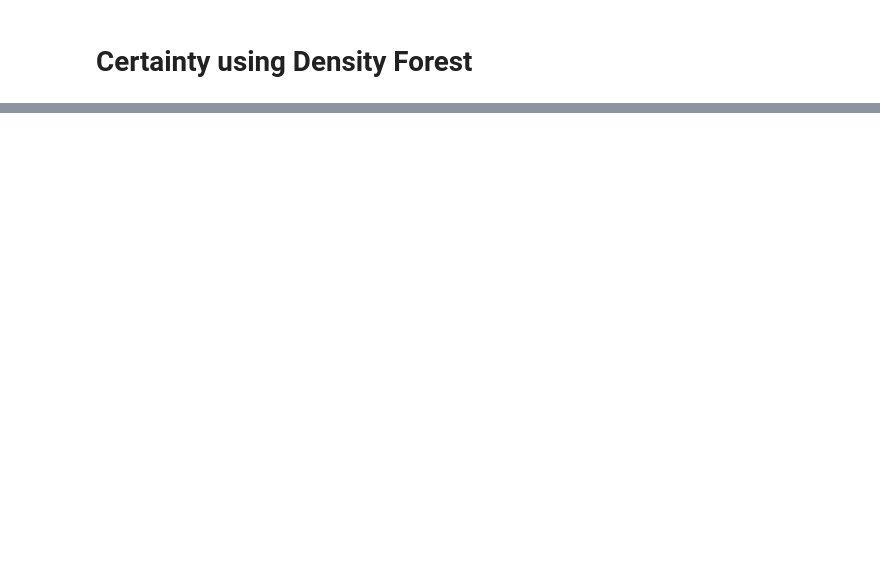
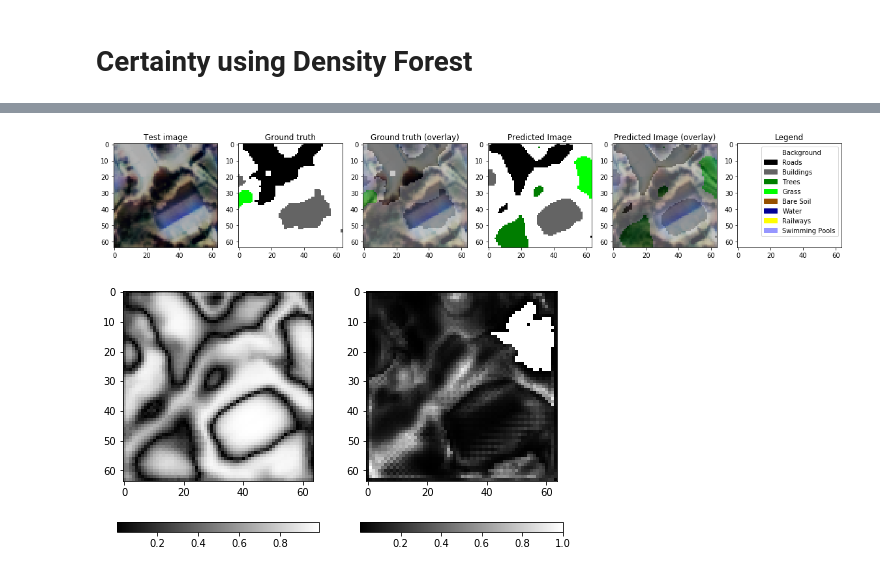
Before and after one commit to CyrilWendl/SIE-Master, a Jupyter notebook: Zurich Land Cover/Zurich Land Cover Classification.ipynb, the cells around one changed output, grey strips where cells are left out. Drawn from its saved outputs; the diff is of its cells as text; code cells hidden in the pictures; blank space fills up the shorter version.

```diff
--- a/Zurich Land Cover/Zurich Land Cover Classification.ipynb
+++ b/Zurich Land Cover/Zurich Land Cover Classification.ipynb
@@ -570,0 +658,5 @@ root = create_density_tree(X_all, dimensions = n_components, clusters = ncluster
+# %%
+warnings.filterwarnings("ignore")
+subset_data = 0.001
+print("Number of points on which to train trees: %i" % int(np.shape(X_all)[0] * subset_data))
+root_nodes_seen = density_forest_create(X_all, n_components, nclusters, 200, subset_data, -1)
@@ -570,0 +668,3 @@ root = create_density_tree(X_all, dimensions = n_components, clusters = ncluster
+# %%
+# get probabilities for one image
+probas_seen = density_forest_traverse(X_all[im_idx*(64*64):(im_idx+1)*(64*64),:], root_nodes_seen, -1)
@@ -570,0 +682,51 @@ root = create_density_tree(X_all, dimensions = n_components, clusters = ncluster
+# %%
+probas_seen[np.isnan(probas_seen)] = -np.infty
+probas_seen_notnan = probas_seen # only keep non-NaN values
+probas_seen_im = np.reshape(probas_seen_notnan, (1,64,64))
+# %%
+#ad-hoc scaling of probabilities
+probas_seen_im = probas_seen_im/np.max(probas_seen_im)
+# %%
+# plot prediction results with new uncertainty
+# %matplotlib inline
+im_idx = 5
+alpha = .3 # for overlay
+fig, axes = plt.subplots(1,6)
+fig.set_size_inches(20,20)
+fig_im = x_val[im_idx][:,:,:3]*(1-alpha)
+fig_val = gt_label_to_color(y_val_labels[im_idx])
+fig_pred = gt_label_to_color(y_pred_label[im_idx])
+
+# plots
+axes[0].imshow(fig_im)
+axes[1].imshow(fig_val)
+axes[2].imshow(fig_val*alpha+fig_im*(1-alpha))
+axes[3].imshow(fig_pred)
+axes[4].imshow(fig_pred*alpha+fig_im*(1-alpha))
+axes[5].imshow(fig_im*0+1)
+
+# titles
+axes[0].set_title("Test image")
+axes[1].set_title("Ground truth")
+axes[2].set_title("Ground truth (overlay)")
+axes[3].set_title("Predicted Image")
+axes[4].set_title("Predicted Image (overlay)")
+axes[5].set_title("Legend")
+
+# legend
+legend_data = [[l[0],l[1]] for l in legend.items()]
+handles = [Rectangle((0,0),1,1, color = (v/255 for v in c)) for n,c in legend_data]
+labels = [n for n,c in legend_data]
+axes[5].legend(handles,labels)
+
+# show certitude by network
+fig, axes = plt.subplots(1,2)
+fig.set_size_inches(8,5)
+f1 = axes[0].imshow(y_pred_acc[im_idx], cmap='gray')
+fig.colorbar(f1, ax=axes[0], orientation='horizontal')
+f2 = axes[1].imshow(probas_seen_im[0], cmap='gray')
+fig.colorbar(f2, ax=axes[1], orientation='horizontal',spacing='proportional')
+plt.show()
+# %% [output]
+[figure, added]
+[figure, added]
```
Also changed, not shown: parts of 29 cells of this notebook, 9 other files.
